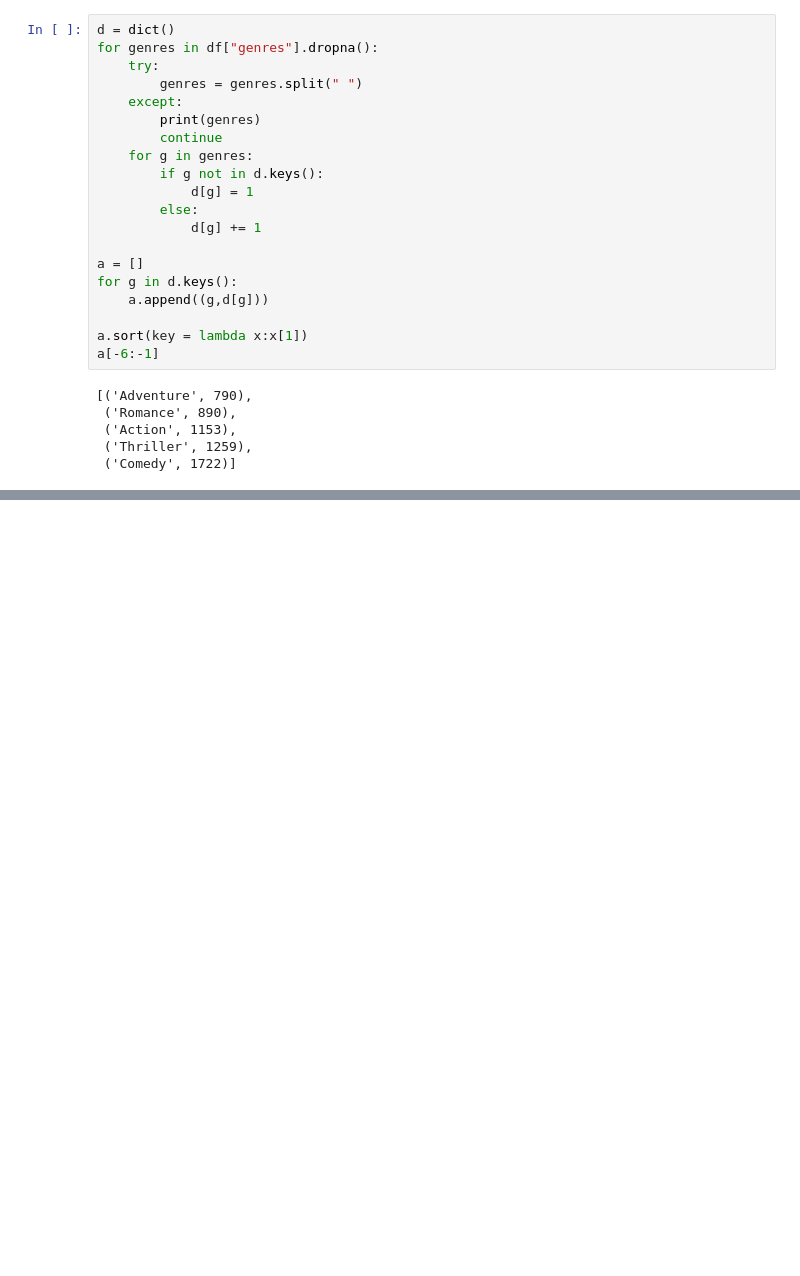
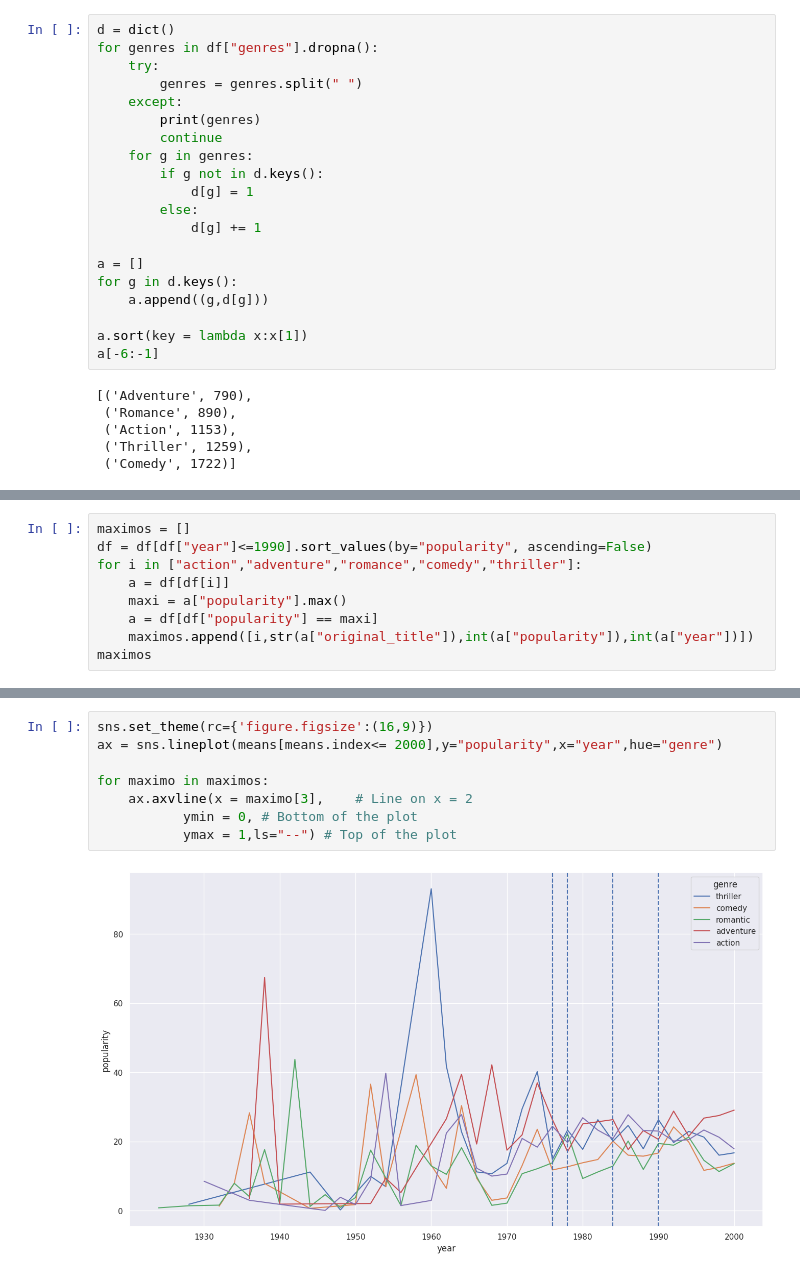
Before and after one commit to cristobalstrange/ProyectoInfoVis, a Jupyter notebook: data_cleaner.ipynb, the cells around one changed output, grey strips where cells are left out. Cells and saved outputs as stored; diff of their text form; blank space fills up the shorter version.

```diff
--- a/data_cleaner.ipynb
+++ b/data_cleaner.ipynb
@@ -135,0 +259,9 @@ a[-6:-1]
+# %%
+maximos = []
+df = df[df["year"]<=1990].sort_values(by="popularity", ascending=False)
+for i in ["action","adventure","romance","comedy","thriller"]:
+    a = df[df[i]]
+    maxi = a["popularity"].max()
+    a = df[df["popularity"] == maxi]
+    maximos.append([i,str(a["original_title"]),int(a["popularity"]),int(a["year"])])
+maximos
@@ -135,0 +286,10 @@ a[-6:-1]
+# %%
+sns.set_theme(rc={'figure.figsize':(16,9)})
+ax = sns.lineplot(means[means.index<= 2000],y="popularity",x="year",hue="genre")
+
+for maximo in maximos:
+    ax.axvline(x = maximo[3],    # Line on x = 2
+           ymin = 0, # Bottom of the plot
+           ymax = 1,ls="--") # Top of the plot
+# %% [output]
+[figure, added]
```
Also changed, not shown: parts of 11 cells of this notebook.
